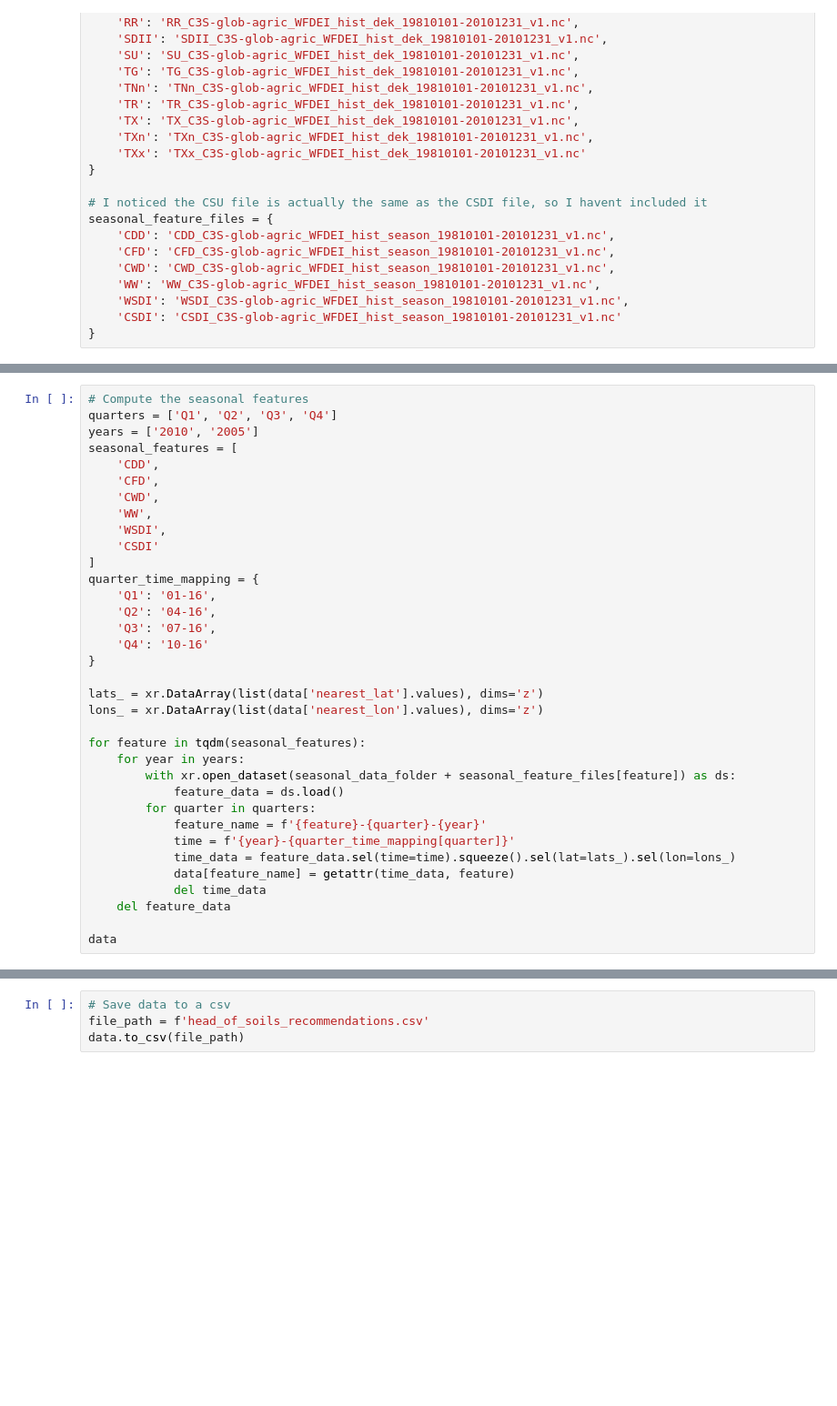
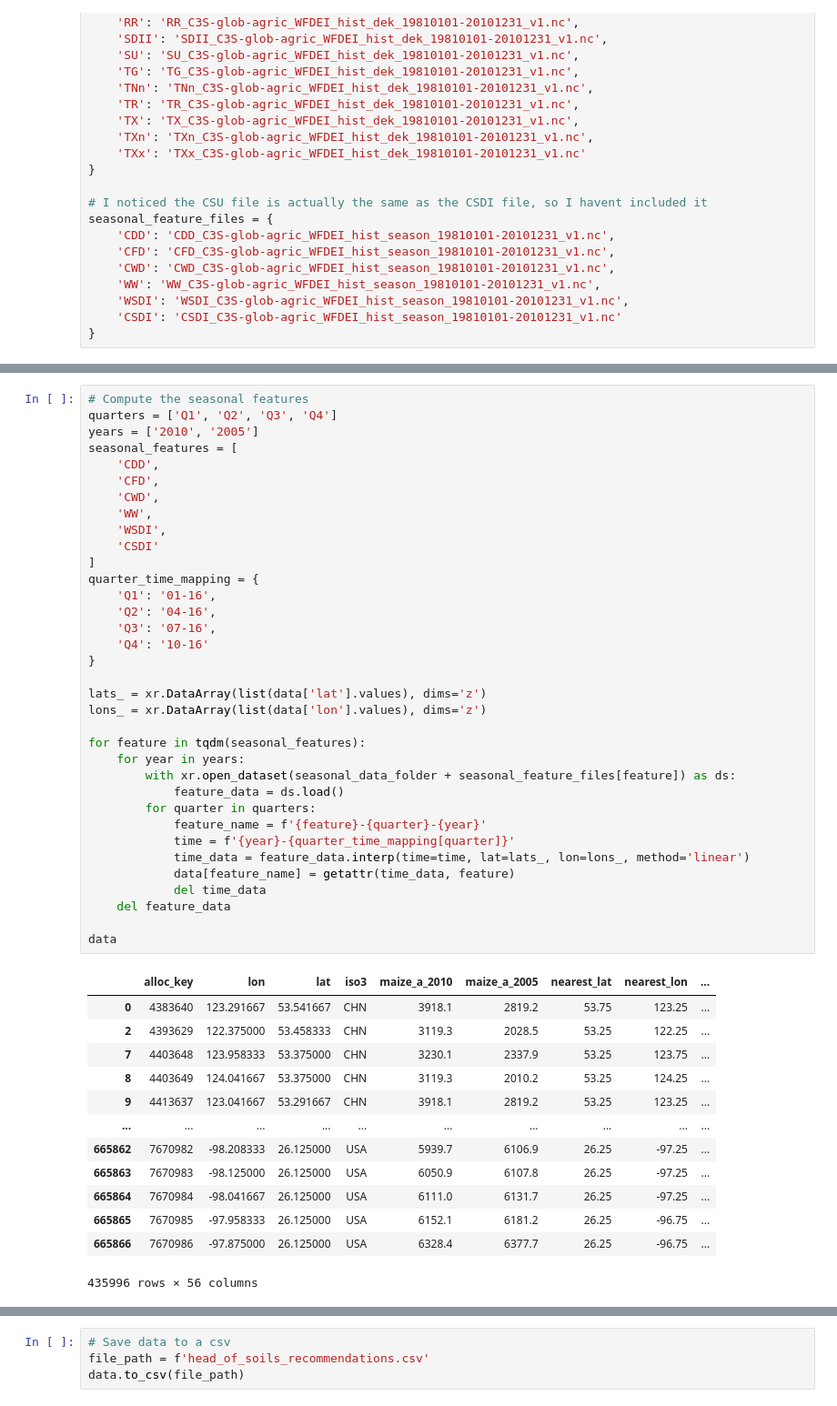
Before and after one commit to kenzaxtazi/agri-risk, a Jupyter notebook: create_training_sets.ipynb, the cells around one changed output, grey strips where cells are left out. Shown at 91% size. Cells and saved outputs as stored; diff of their text form; blank space fills up the shorter version.

Commit message:
Make interpolate

```diff
--- a/create_training_sets.ipynb
+++ b/create_training_sets.ipynb
@@ -94,36 +122,50 @@ data
 quarters = ['Q1', 'Q2', 'Q3', 'Q4']
 years = ['2010', '2005']
 seasonal_features = [
     'CDD',
     'CFD',
     'CWD',
     'WW',
     'WSDI',
     'CSDI'
 ]
 quarter_time_mapping = {
     'Q1': '01-16',
     'Q2': '04-16',
     'Q3': '07-16',
     'Q4': '10-16'
 }
 
-lats_ = xr.DataArray(list(data['nearest_lat'].values), dims='z')
-lons_ = xr.DataArray(list(data['nearest_lon'].values), dims='z')
+lats_ = xr.DataArray(list(data['lat'].values), dims='z')
+lons_ = xr.DataArray(list(data['lon'].values), dims='z')
 
 for feature in tqdm(seasonal_features):
     for year in years:
         with xr.open_dataset(seasonal_data_folder + seasonal_feature_files[feature]) as ds:
             feature_data = ds.load()
         for quarter in quarters:
             feature_name = f'{feature}-{quarter}-{year}'
             time = f'{year}-{quarter_time_mapping[quarter]}'
-            time_data = feature_data.sel(time=time).squeeze().sel(lat=lats_).sel(lon=lons_)
+            time_data = feature_data.interp(time=time, lat=lats_, lon=lons_, method='linear')
             data[feature_name] = getattr(time_data, feature)
             del time_data
     del feature_data
 
 data
+# %% [output]
+|  | alloc_key | lon | lat | iso3 | maize_a_2010 | maize_a_2005 | nearest_lat | nearest_lon | ... |
+| 0 | 4383640 | 123.291667 | 53.541667 | CHN | 3918.1 | 2819.2 | 53.75 | 123.25 | ... |
+| 2 | 4393629 | 122.375000 | 53.458333 | CHN | 3119.3 | 2028.5 | 53.25 | 122.25 | ... |
+| 7 | 4403648 | 123.958333 | 53.375000 | CHN | 3230.1 | 2337.9 | 53.25 | 123.75 | ... |
+| 8 | 4403649 | 124.041667 | 53.375000 | CHN | 3119.3 | 2010.2 | 53.25 | 124.25 | ... |
+| 9 | 4413637 | 123.041667 | 53.291667 | CHN | 3918.1 | 2819.2 | 53.25 | 123.25 | ... |
+| ... | ... | ... | ... | ... | ... | ... | ... | ... | ... |
+| 665862 | 7670982 | -98.208333 | 26.125000 | USA | 5939.7 | 6106.9 | 26.25 | -97.25 | ... |
+| 665863 | 7670983 | -98.125000 | 26.125000 | USA | 6050.9 | 6107.8 | 26.25 | -97.25 | ... |
+| 665864 | 7670984 | -98.041667 | 26.125000 | USA | 6111.0 | 6131.7 | 26.25 | -97.25 | ... |
+| 665865 | 7670985 | -97.958333 | 26.125000 | USA | 6152.1 | 6181.2 | 26.25 | -96.75 | ... |
+| 665866 | 7670986 | -97.875000 | 26.125000 | USA | 6328.4 | 6377.7 | 26.25 | -96.75 | ... |
+435996 rows × 56 columns
 # %%
 # Compute the 10 day features
 
```
Also changed, not shown: parts of 5 cells of this notebook.
